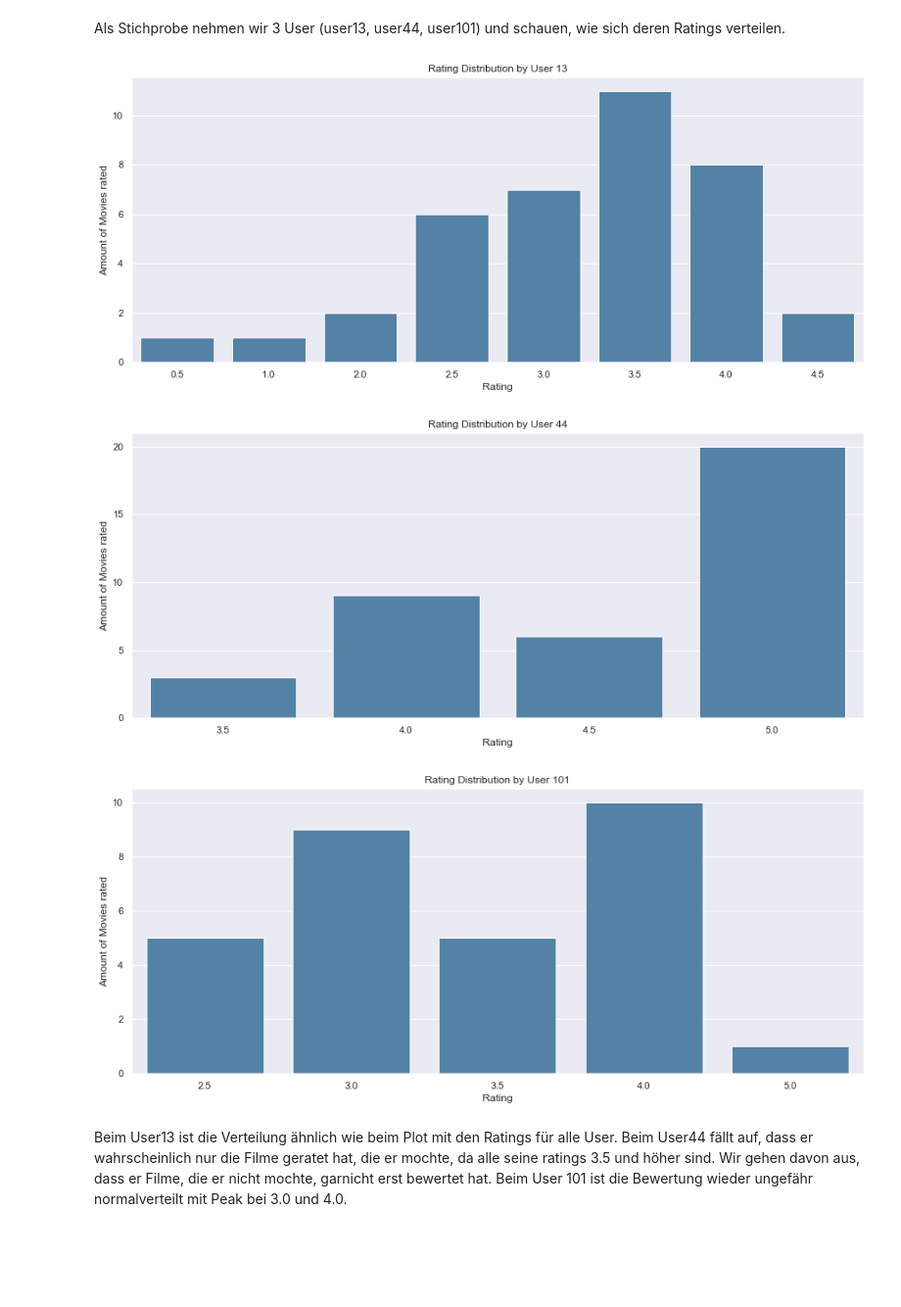
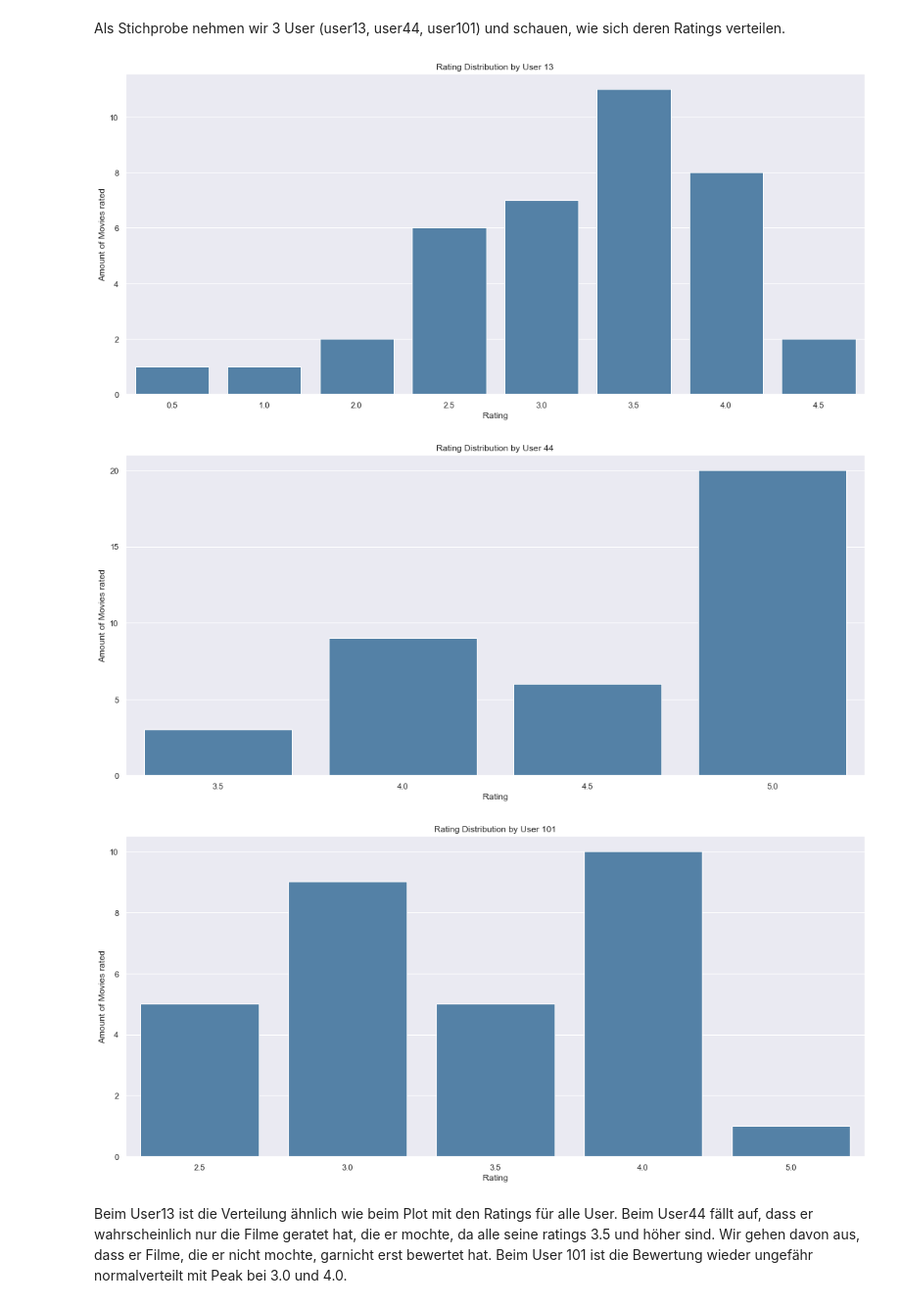
Before and after one commit to Luuzemp14/Cds1_Tinder-4-Movies, a Jupyter notebook: eda.ipynb, the cells around one changed output. Shown at 98% size. Cells and saved outputs as stored; diff of their text form; code cells hidden in the pictures; blank space fills up the shorter version.

```diff
--- a/eda.ipynb
+++ b/eda.ipynb
@@ -221,26 +228,24 @@ Hier sehen wir, dass die meisten Filme durchschnittlich zwischen 3 & 3.5 bewerte
 Als Stichprobe nehmen wir 3 User (user13, user44, user101) und schauen, wie sich deren Ratings verteilen.
 # %%
 def user_rating(id):
-    sns.set(rc={'figure.figsize':(15,6)})
-
     # create barplot with ratings from user
     ax = sns.barplot(data = df_genres[df_genres["userId"] == id].groupby("rating")["title"].count().reset_index(), x = "rating", y = "title", color = "steelblue")
 
     # change y axis to integer (example: because its not possible to rate 12.5 movies)
     plt.locator_params(axis='y', integer = True)
 
     # set labels
     ax.set(xlabel='Rating', ylabel='Amount of Movies rated', title="Rating Distribution by User {}".format(id))
 
     plt.show()
 
 user_rating(13)
 user_rating(44)
 user_rating(101)
 # %% [output]
-[figure, old version]
+[figure, new version]
-[figure, old version]
+[figure, new version]
-[figure, old version]
+[figure, new version]
 # %% [markdown]
 Beim User13 ist die Verteilung ähnlich wie beim Plot mit den Ratings für alle User. Beim User44 fällt auf, dass er wahrscheinlich nur die Filme geratet hat, die er mochte, da alle seine ratings 3.5 und höher sind. Wir gehen davon aus, dass er Filme, die er nicht mochte, garnicht erst bewertet hat. Beim User 101 ist die Bewertung wieder ungefähr normalverteilt mit Peak bei 3.0 und 4.0.
 # %% [markdown]
```
Also changed, not shown: parts of 36 cells of this notebook.
